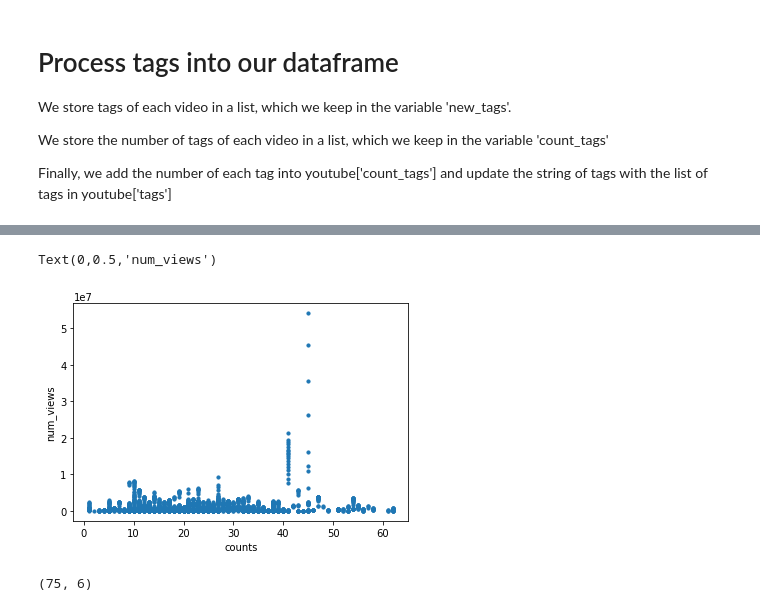
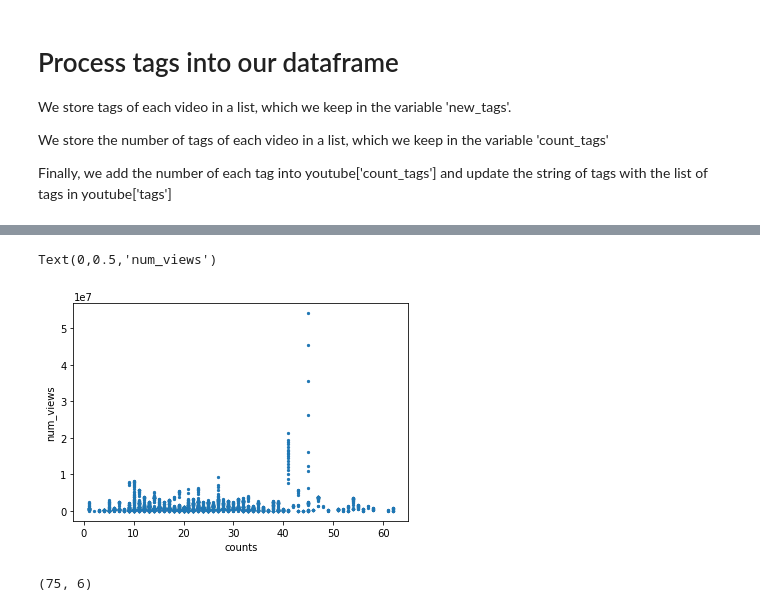
Before and after one commit to dtn058/FinalProject_group46, a Jupyter notebook: COGS108 Final project.ipynb, the cells around one changed output, grey strips where cells are left out. Drawn from its saved outputs; the diff is of its cells as text; code cells hidden in the pictures.

```diff
--- a/COGS108 Final project.ipynb
+++ b/COGS108 Final project.ipynb
@@ -80,13 +80,13 @@ youtube.head()
 # %%
 counts = list(youtube['count_tags'])
 num_views = list(youtube['views'])
 
-plt.scatter(counts,num_views, s=10)
+plt.scatter(counts,num_views, s=5)
 plt.xlabel("counts")
 plt.ylabel("num_views")
 # %% [output]
 Text(0,0.5,'num_views')
-[figure, old version]
+[figure, new version]
 # %%
 df = youtube[youtube['views'] > 5_000_000]
 print(df.shape)
```
Also changed, not shown: parts of 10 cells of this notebook.
